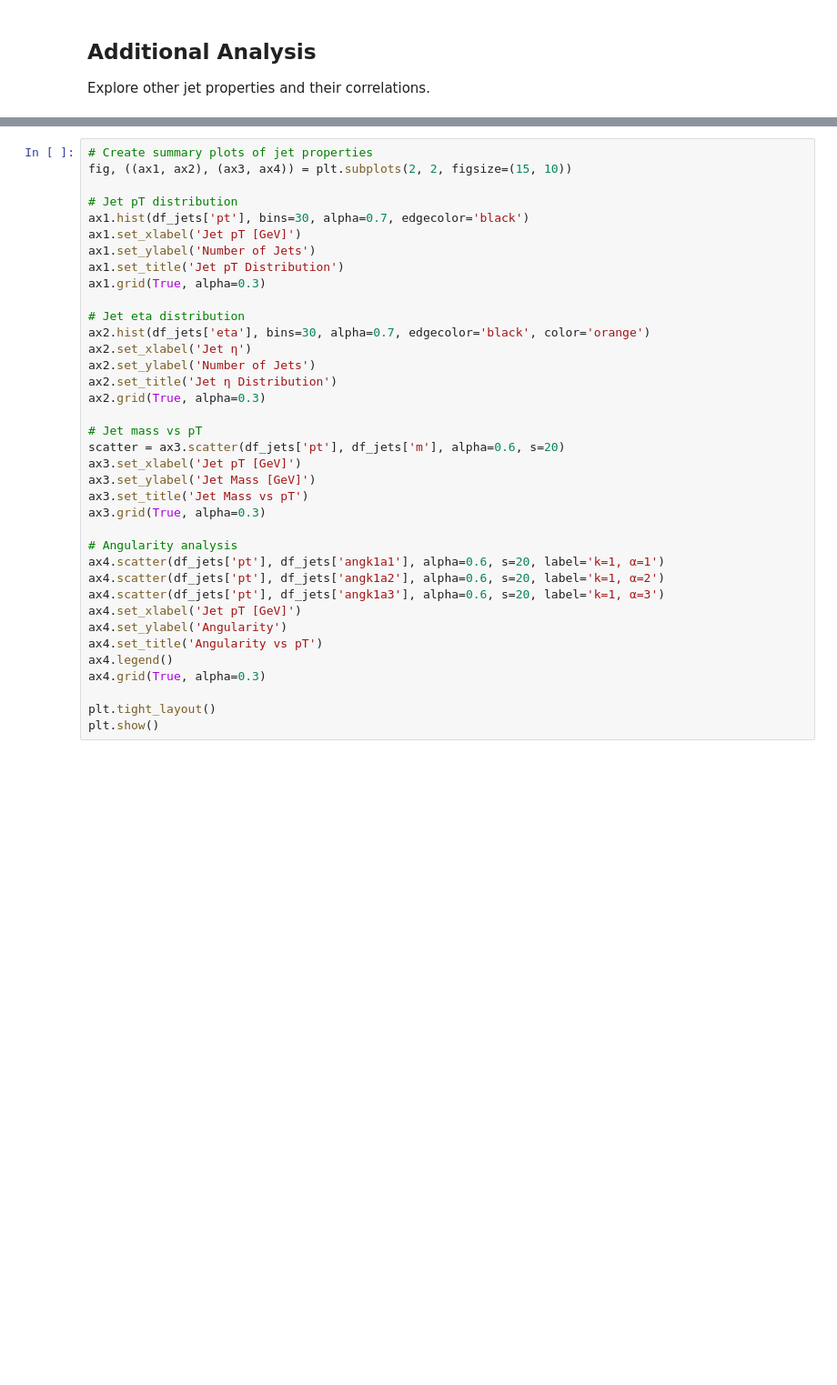
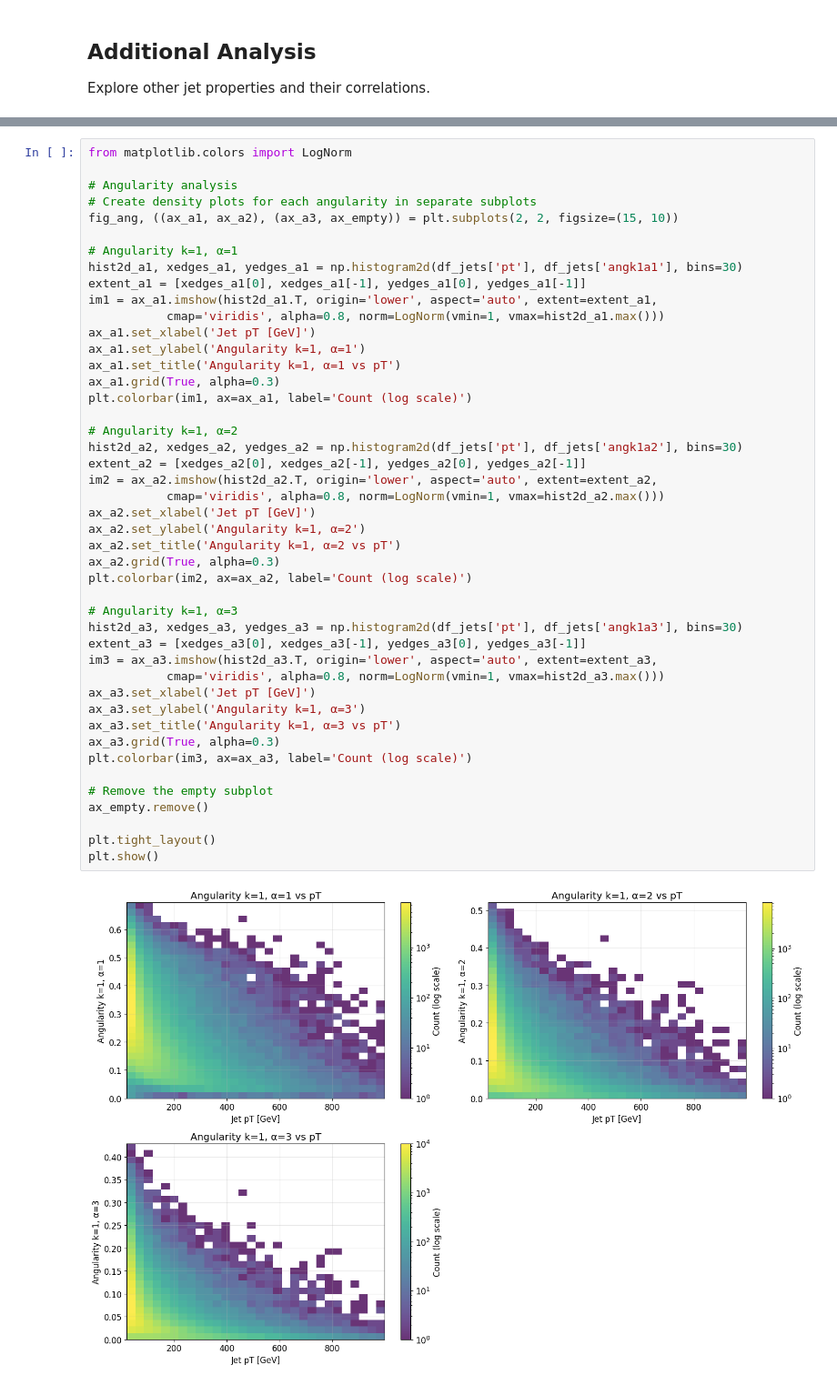
Before and after one commit to tch285/alian, a Jupyter notebook: alian/sandbox/pythia2parquet/jet_pt_analysis.ipynb, the cells around one changed output, grey strips where cells are left out. Shown at 91% size. Cells and saved outputs as stored; diff of their text form; blank space fills up the shorter version.

```diff
--- a/alian/sandbox/pythia2parquet/jet_pt_analysis.ipynb
+++ b/alian/sandbox/pythia2parquet/jet_pt_analysis.ipynb
@@ -108,37 +197,47 @@ Explore other jet properties and their correlations.
 # %%
-# Create summary plots of jet properties
-fig, ((ax1, ax2), (ax3, ax4)) = plt.subplots(2, 2, figsize=(15, 10))
-
-# Jet pT distribution
-ax1.hist(df_jets['pt'], bins=30, alpha=0.7, edgecolor='black')
-ax1.set_xlabel('Jet pT [GeV]')
-ax1.set_ylabel('Number of Jets')
-ax1.set_title('Jet pT Distribution')
-ax1.grid(True, alpha=0.3)
-
-# Jet eta distribution
-ax2.hist(df_jets['eta'], bins=30, alpha=0.7, edgecolor='black', color='orange')
-ax2.set_xlabel('Jet η')
-ax2.set_ylabel('Number of Jets')
-ax2.set_title('Jet η Distribution')
-ax2.grid(True, alpha=0.3)
-
-# Jet mass vs pT
-scatter = ax3.scatter(df_jets['pt'], df_jets['m'], alpha=0.6, s=20)
-ax3.set_xlabel('Jet pT [GeV]')
-ax3.set_ylabel('Jet Mass [GeV]')
-ax3.set_title('Jet Mass vs pT')
-ax3.grid(True, alpha=0.3)
+from matplotlib.colors import LogNorm
 
 # Angularity analysis
-ax4.scatter(df_jets['pt'], df_jets['angk1a1'], alpha=0.6, s=20, label='k=1, α=1')
-ax4.scatter(df_jets['pt'], df_jets['angk1a2'], alpha=0.6, s=20, label='k=1, α=2')
-ax4.scatter(df_jets['pt'], df_jets['angk1a3'], alpha=0.6, s=20, label='k=1, α=3')
-ax4.set_xlabel('Jet pT [GeV]')
-ax4.set_ylabel('Angularity')
-ax4.set_title('Angularity vs pT')
-ax4.legend()
-ax4.grid(True, alpha=0.3)
+# Create density plots for each angularity in separate subplots
+fig_ang, ((ax_a1, ax_a2), (ax_a3, ax_empty)) = plt.subplots(2, 2, figsize=(15, 10))
+
+# Angularity k=1, α=1
+hist2d_a1, xedges_a1, yedges_a1 = np.histogram2d(df_jets['pt'], df_jets['angk1a1'], bins=30)
+extent_a1 = [xedges_a1[0], xedges_a1[-1], yedges_a1[0], yedges_a1[-1]]
+im1 = ax_a1.imshow(hist2d_a1.T, origin='lower', aspect='auto', extent=extent_a1,
+           cmap='viridis', alpha=0.8, norm=LogNorm(vmin=1, vmax=hist2d_a1.max()))
+ax_a1.set_xlabel('Jet pT [GeV]')
+ax_a1.set_ylabel('Angularity k=1, α=1')
+ax_a1.set_title('Angularity k=1, α=1 vs pT')
+ax_a1.grid(True, alpha=0.3)
+plt.colorbar(im1, ax=ax_a1, label='Count (log scale)')
+
+# Angularity k=1, α=2
+hist2d_a2, xedges_a2, yedges_a2 = np.histogram2d(df_jets['pt'], df_jets['angk1a2'], bins=30)
+extent_a2 = [xedges_a2[0], xedges_a2[-1], yedges_a2[0], yedges_a2[-1]]
+im2 = ax_a2.imshow(hist2d_a2.T, origin='lower', aspect='auto', extent=extent_a2,
+           cmap='viridis', alpha=0.8, norm=LogNorm(vmin=1, vmax=hist2d_a2.max()))
+ax_a2.set_xlabel('Jet pT [GeV]')
+ax_a2.set_ylabel('Angularity k=1, α=2')
+ax_a2.set_title('Angularity k=1, α=2 vs pT')
+ax_a2.grid(True, alpha=0.3)
+plt.colorbar(im2, ax=ax_a2, label='Count (log scale)')
+
+# Angularity k=1, α=3
+hist2d_a3, xedges_a3, yedges_a3 = np.histogram2d(df_jets['pt'], df_jets['angk1a3'], bins=30)
+extent_a3 = [xedges_a3[0], xedges_a3[-1], yedges_a3[0], yedges_a3[-1]]
+im3 = ax_a3.imshow(hist2d_a3.T, origin='lower', aspect='auto', extent=extent_a3,
+           cmap='viridis', alpha=0.8, norm=LogNorm(vmin=1, vmax=hist2d_a3.max()))
+ax_a3.set_xlabel('Jet pT [GeV]')
+ax_a3.set_ylabel('Angularity k=1, α=3')
+ax_a3.set_title('Angularity k=1, α=3 vs pT')
+ax_a3.grid(True, alpha=0.3)
+plt.colorbar(im3, ax=ax_a3, label='Count (log scale)')
+
+# Remove the empty subplot
+ax_empty.remove()
 
 plt.tight_layout()
 plt.show()
+# %% [output]
+[figure, added]
```
Also changed, not shown: parts of 12 cells of this notebook, 2 other files.
